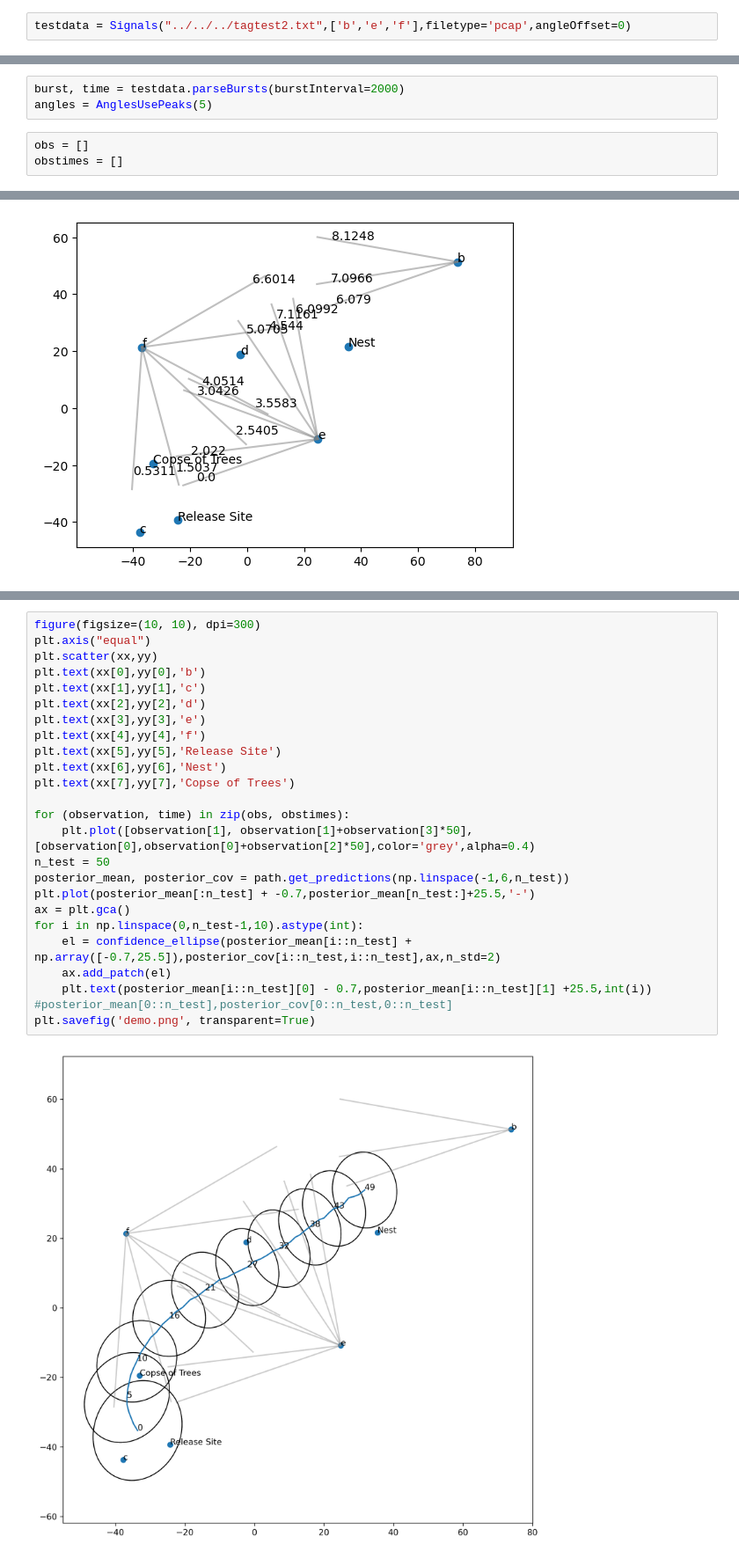
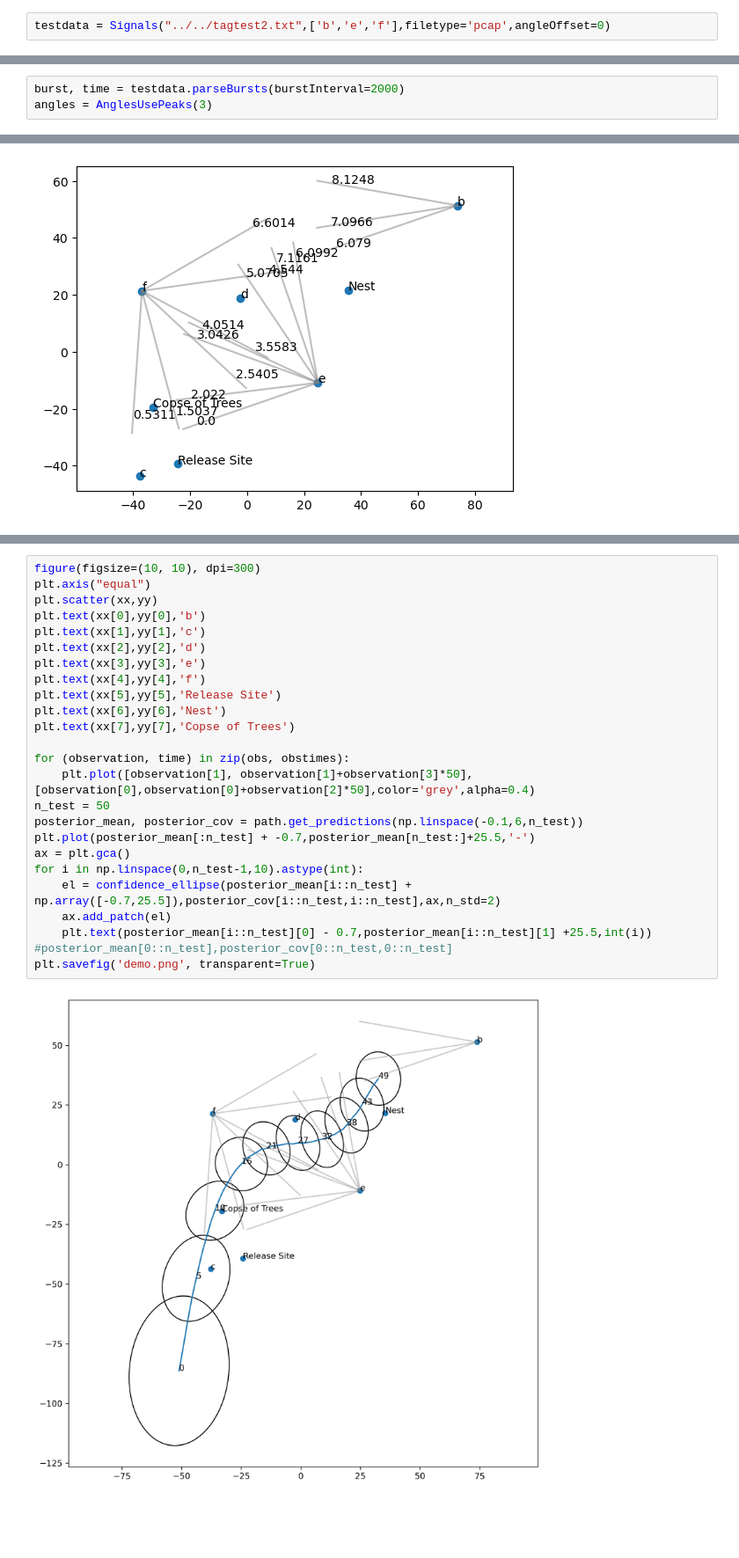
Before and after one commit to SheffieldMLtracking/BLEanalysis, a Jupyter notebook: jupyter/OnRealDataQuickly.ipynb, the cells around one changed output, grey strips where cells are left out. Shown at 88% size. Drawn from its saved outputs; the diff is of its cells as text; blank space fills up the shorter version.

Commit message:
Angle Inference Updates

```diff
--- a/jupyter/OnRealDataQuickly.ipynb
+++ b/jupyter/OnRealDataQuickly.ipynb
@@ -65,7 +65,7 @@ Packets used to calibrate time: (take a zero point, minus real time difference b
 
 [2025-08-19 12:22:35.435] RSSI: -96 [da:29:f8:4f:0e:7f] 2750543 + 57488 = 2808031. 2468288 - 2808031 = -339743
 # %%
-testdata = Signals("../../../tagtest2.txt",['b','e','f'],filetype='pcap',angleOffset=0)
+testdata = Signals("../../tagtest2.txt",['b','e','f'],filetype='pcap',angleOffset=0)
 # %% [output]
 Standardising angles and times (shifting by 0.00 degrees)
 # %%
@@ -84,10 +84,7 @@ Transmitter       Number of records
 Use peaks to get angle (just as a quick method, do something more robust later - the data is super noisy D:)
 # %%
 burst, time = testdata.parseBursts(burstInterval=2000)
-angles = AnglesUsePeaks(5)
+angles = AnglesUsePeaks(3)
-# %%
-obs = []
-obstimes = []
 # %%
 for i in range(len(burst)):
     prediction = angles.infer(burst[i]['rssis'], burst[i]['angles'])
@@ -163,27 +141,27 @@ iteration  450:    2543.5
 # %%
 figure(figsize=(10, 10), dpi=300)
 plt.axis("equal")
 plt.scatter(xx,yy)
 plt.text(xx[0],yy[0],'b')
 plt.text(xx[1],yy[1],'c')
 plt.text(xx[2],yy[2],'d')
 plt.text(xx[3],yy[3],'e')
 plt.text(xx[4],yy[4],'f')
 plt.text(xx[5],yy[5],'Release Site')
 plt.text(xx[6],yy[6],'Nest')
 plt.text(xx[7],yy[7],'Copse of Trees')
 
 for (observation, time) in zip(obs, obstimes):
     plt.plot([observation[1], observation[1]+observation[3]*50],[observation[0],observation[0]+observation[2]*50],color='grey',alpha=0.4)
 n_test = 50
-posterior_mean, posterior_cov = path.get_predictions(np.linspace(-1,6,n_test))
+posterior_mean, posterior_cov = path.get_predictions(np.linspace(-0.1,6,n_test))
 plt.plot(posterior_mean[:n_test] + -0.7,posterior_mean[n_test:]+25.5,'-')
 ax = plt.gca()
 for i in np.linspace(0,n_test-1,10).astype(int):
     el = confidence_ellipse(posterior_mean[i::n_test] + np.array([-0.7,25.5]),posterior_cov[i::n_test,i::n_test],ax,n_std=2)
     ax.add_patch(el)
     plt.text(posterior_mean[i::n_test][0] - 0.7,posterior_mean[i::n_test][1] +25.5,int(i))
 #posterior_mean[0::n_test],posterior_cov[0::n_test,0::n_test]
 plt.savefig('demo.png', transparent=True)
 # %% [output]
-[figure, old version]
+[figure, new version]
```
Also changed, not shown: parts of 3 cells of this notebook, 9 other files.
